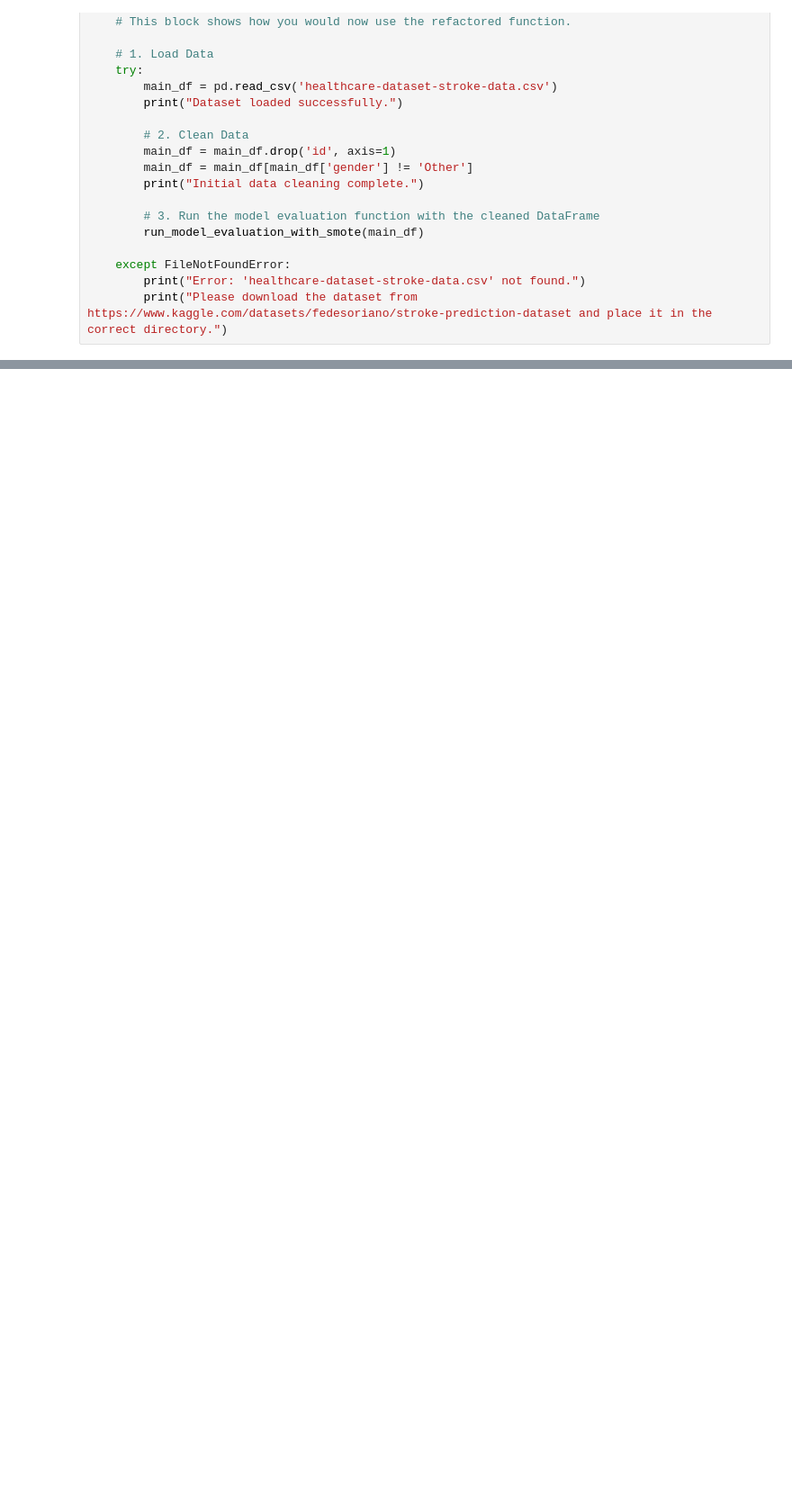
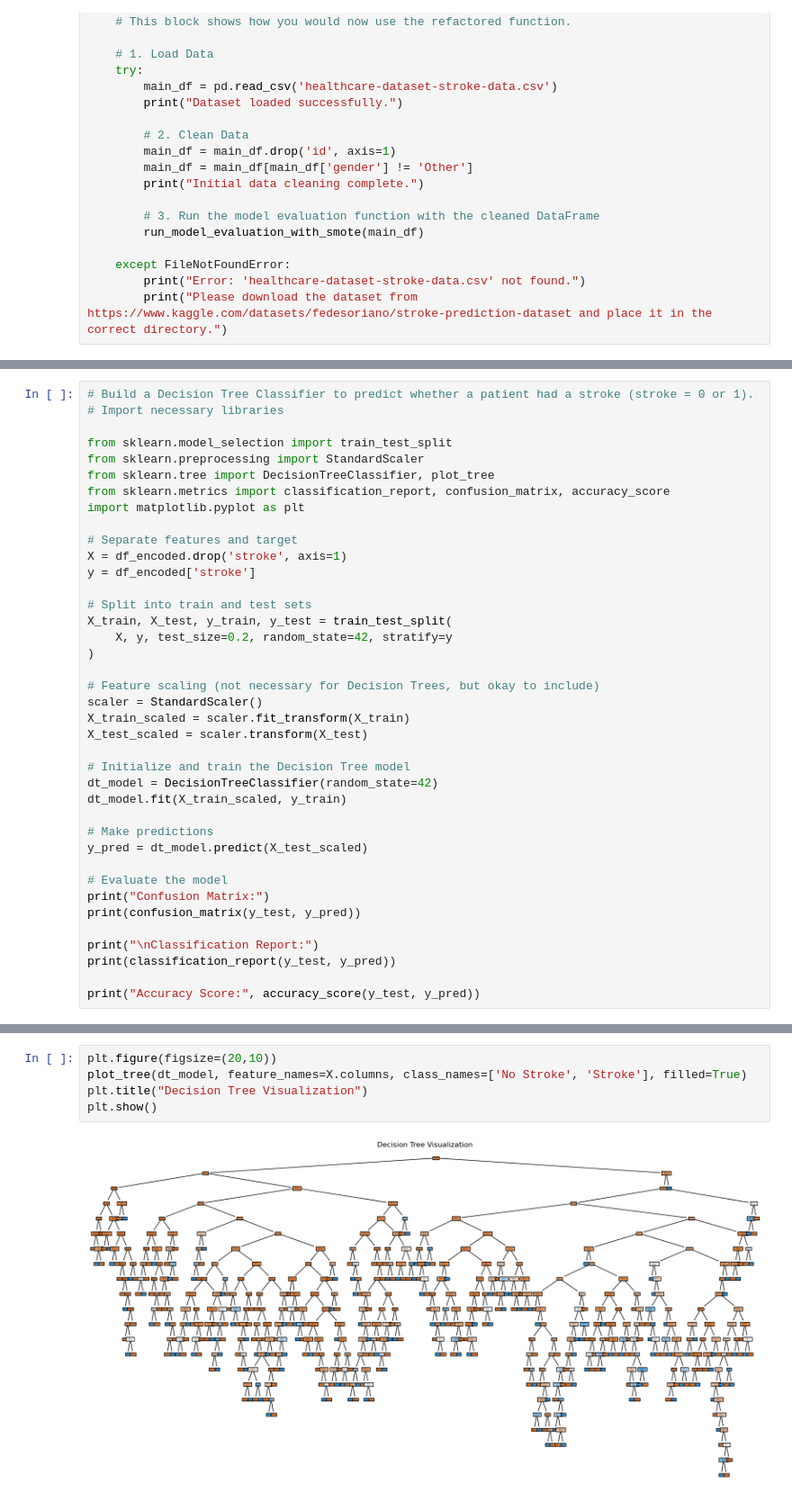
Before and after one commit to mgonzalezo/AAI-500_final_team_project, a Jupyter notebook: stroke_analysis.ipynb, the cells around one changed output, grey strips where cells are left out. Shown at 90% size. Saved outputs shown, nothing was run; the diff lists cells and outputs as text; blank space fills up the shorter version.

Commit message:
Added Models
Added :
1. Naive Bayes
2. Decision Tree Classifier
3. Logical Regression

```diff
--- a/stroke_analysis.ipynb
+++ b/stroke_analysis.ipynb
@@ -1132,0 +1181,39 @@ if __name__ == '__main__':
+# %%
+# Build a Decision Tree Classifier to predict whether a patient had a stroke (stroke = 0 or 1).
+# Import necessary libraries
+
+from sklearn.model_selection import train_test_split
+from sklearn.preprocessing import StandardScaler
+from sklearn.tree import DecisionTreeClassifier, plot_tree
+from sklearn.metrics import classification_report, confusion_matrix, accuracy_score
+import matplotlib.pyplot as plt
+
+# Separate features and target
+X = df_encoded.drop('stroke', axis=1)
+y = df_encoded['stroke']
+
+# Split into train and test sets
+X_train, X_test, y_train, y_test = train_test_split(
+    X, y, test_size=0.2, random_state=42, stratify=y
+)
+
+# Feature scaling (not necessary for Decision Trees, but okay to include)
+scaler = StandardScaler()
+X_train_scaled = scaler.fit_transform(X_train)
+X_test_scaled = scaler.transform(X_test)
+
+# Initialize and train the Decision Tree model
+dt_model = DecisionTreeClassifier(random_state=42)
+dt_model.fit(X_train_scaled, y_train)
+
+# Make predictions
+y_pred = dt_model.predict(X_test_scaled)
+
+# Evaluate the model
+print("Confusion Matrix:")
+print(confusion_matrix(y_test, y_pred))
+
+print("\nClassification Report:")
+print(classification_report(y_test, y_pred))
+
+print("Accuracy Score:", accuracy_score(y_test, y_pred))
@@ -1132,0 +1236,7 @@ if __name__ == '__main__':
+# %%
+plt.figure(figsize=(20,10))
+plot_tree(dt_model, feature_names=X.columns, class_names=['No Stroke', 'Stroke'], filled=True)
+plt.title("Decision Tree Visualization")
+plt.show()
+# %% [output]
+[figure, added]
```
Also changed, not shown: parts of 16 cells of this notebook.
